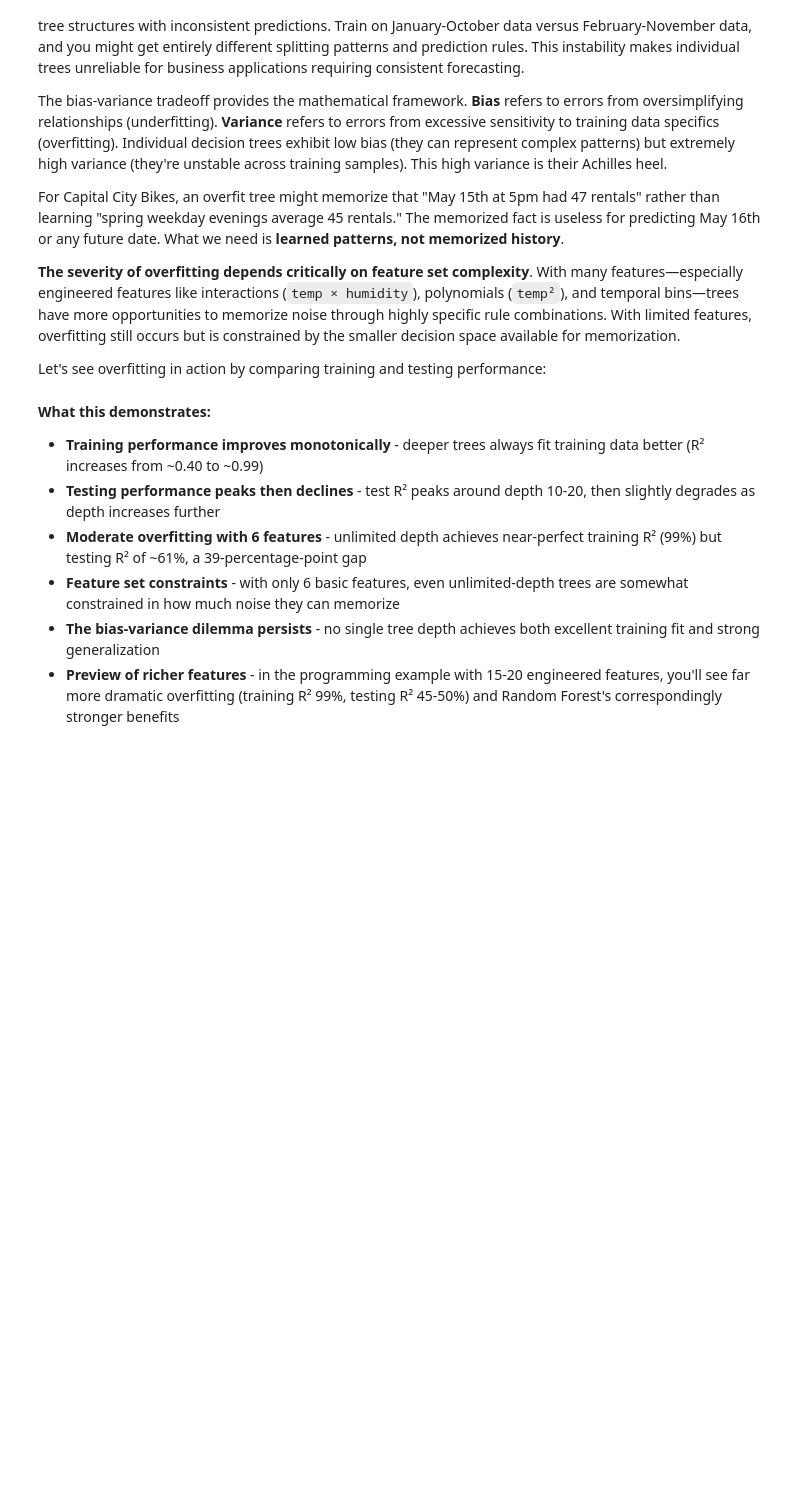
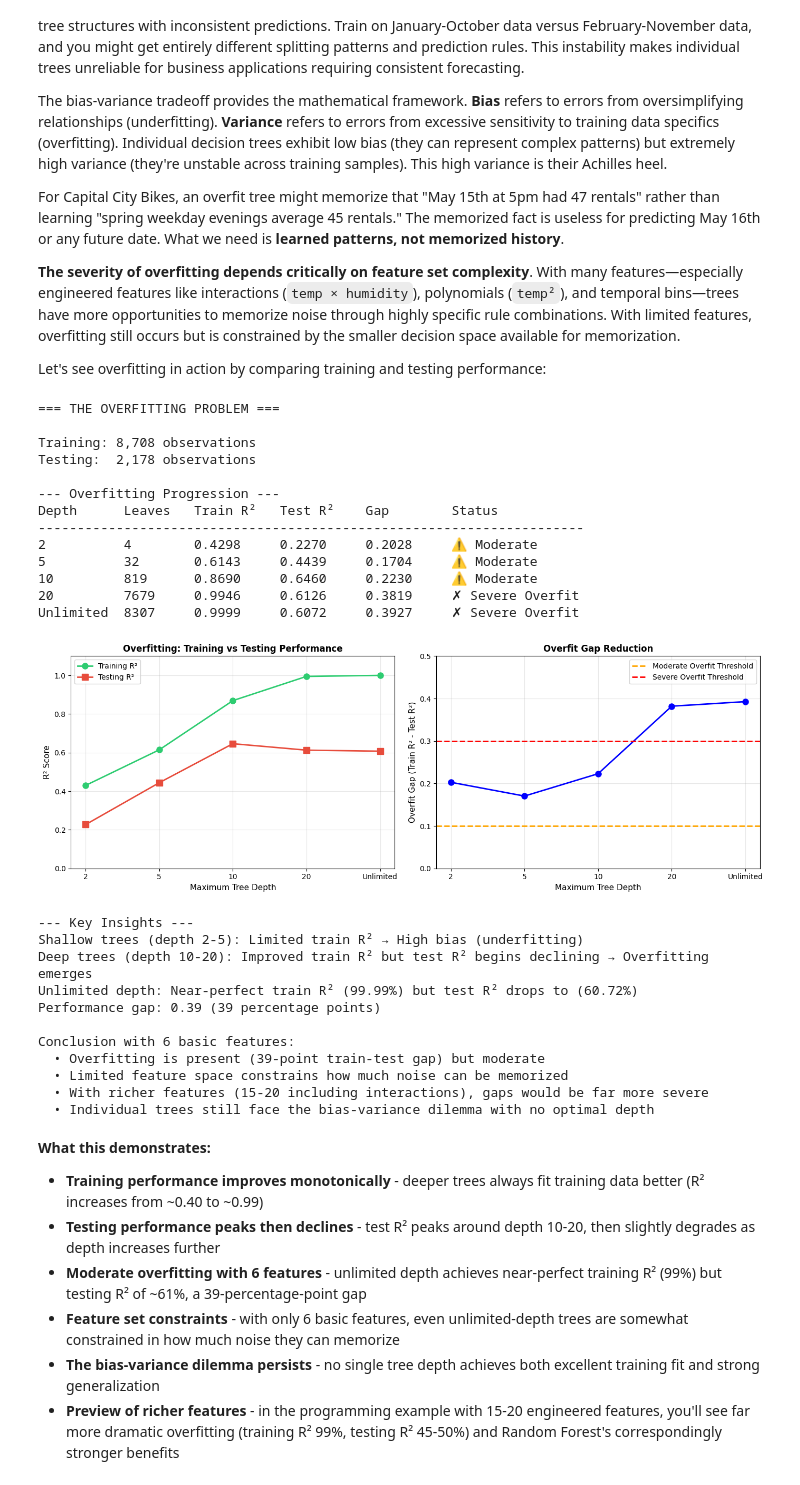
Before and after one commit to pmarcelino/predictive-modeling, a Jupyter notebook: module-04/lecture-09-text.ipynb, the cells around one changed output. Saved outputs shown, nothing was run; the diff lists cells and outputs as text; code cells hidden in the pictures; blank space fills up the shorter version.

```diff
--- a/module-04/lecture-09-text.ipynb
+++ b/module-04/lecture-09-text.ipynb
@@ -453,38 +518,66 @@ fig, axes = plt.subplots(1, 2, figsize=(14, 5))
 depths_plot = [str(r['depth']) for r in results]
 axes[0].plot(depths_plot, [r['train_r2'] for r in results], 'o-', linewidth=2,
              markersize=8, label='Training R²', color='#2ECC71')
 axes[0].plot(depths_plot, [r['test_r2'] for r in results], 's-', linewidth=2,
              markersize=8, label='Testing R²', color='#E74C3C')
 axes[0].set_xlabel('Maximum Tree Depth', fontsize=11)
 axes[0].set_ylabel('R² Score', fontsize=11)
 axes[0].set_title('Overfitting: Training vs Testing Performance', fontsize=12, fontweight='bold')
+axes[0].set_ylim(0, 1.1)
 axes[0].legend()
 axes[0].grid(True, alpha=0.3)
 
 # Performance gap
-axes[1].bar(depths_plot, [r['gap'] for r in results], color=['#2ECC71' if r['gap'] < 0.10
-            else '#F39C12' if r['gap'] < 0.30 else '#E74C3C' for r in results], alpha=0.7)
+axes[1].plot(depths_plot, [r['gap'] for r in results], 'o-', linewidth=2,
+             markersize=8, color='blue')
 axes[1].axhline(y=0.10, color='orange', linestyle='--', linewidth=2, label='Moderate Overfit Threshold')
 axes[1].axhline(y=0.30, color='red', linestyle='--', linewidth=2, label='Severe Overfit Threshold')
 axes[1].set_xlabel('Maximum Tree Depth', fontsize=11)
-axes[1].set_ylabel('Performance Gap (Train R² - Test R²)', fontsize=11)
-axes[1].set_title('Overfitting Severity', fontsize=12, fontweight='bold')
+axes[1].set_ylabel('Overfit Gap (Train R² - Test R²)', fontsize=11)
+axes[1].set_title('Overfit Gap Reduction', fontsize=12, fontweight='bold')
+axes[1].set_ylim(0, 0.5)
 axes[1].legend()
-axes[1].grid(True, alpha=0.3, axis='y')
+axes[1].grid(True, alpha=0.3)
 
 plt.tight_layout()
 plt.show()
 
 print("\n--- Key Insights ---")
 print(f"Shallow trees (depth 2-5): Limited train R² → High bias (underfitting)")
 print(f"Deep trees (depth 10-20): Improved train R² but test R² begins declining → Overfitting emerges")
 print(f"Unlimited depth: Near-perfect train R² ({results[-1]['train_r2']:.2%}) but test R² drops to ({results[-1]['test_r2']:.2%})")
 print(f"Performance gap: {results[-1]['train_r2'] - results[-1]['test_r2']:.2f} ({(results[-1]['train_r2'] - results[-1]['test_r2']) * 100:.0f} percentage points)")
 print(f"\nConclusion with 6 basic features:")
 print(f"  • Overfitting is present (39-point train-test gap) but moderate")
 print(f"  • Limited feature space constrains how much noise can be memorized")
 print(f"  • With richer features (15-20 including interactions), gaps would be far more severe")
 print(f"  • Individual trees still face the bias-variance dilemma with no optimal depth")
+# %% [output]
+=== THE OVERFITTING PROBLEM ===
+
+Training: 8,708 observations
+Testing:  2,178 observations
+
+--- Overfitting Progression ---
+Depth      Leaves   Train R²   Test R²    Gap        Status
+----------------------------------------------------------------------
+2          4        0.4298     0.2270     0.2028     ⚠ Moderate
+5          32       0.6143     0.4439     0.1704     ⚠ Moderate
+10         819      0.8690     0.6460     0.2230     ⚠ Moderate
+20         7679     0.9946     0.6126     0.3819     ✗ Severe Overfit
+Unlimited  8307     0.9999     0.6072     0.3927     ✗ Severe Overfit
+[figure, added]
+--- Key Insights ---
+Shallow trees (depth 2-5): Limited train R² → High bias (underfitting)
+Deep trees (depth 10-20): Improved train R² but test R² begins declining → Overfitting emerges
+Unlimited depth: Near-perfect train R² (99.99%) but test R² drops to (60.72%)
+Performance gap: 0.39 (39 percentage points)
+
+Conclusion with 6 basic features:
+  • Overfitting is present (39-point train-test gap) but moderate
+  • Limited feature space constrains how much noise can be memorized
+  • With richer features (15-20 including interactions), gaps would be far more severe
+  • Individual trees still face the bias-variance dilemma with no optimal depth
 # %% [markdown]
 **What this demonstrates:**
 - **Training performance improves monotonically** - deeper trees always fit training data better (R² increases from ~0.40 to ~0.99)
```
Also changed, not shown: parts of 10 cells of this notebook.
